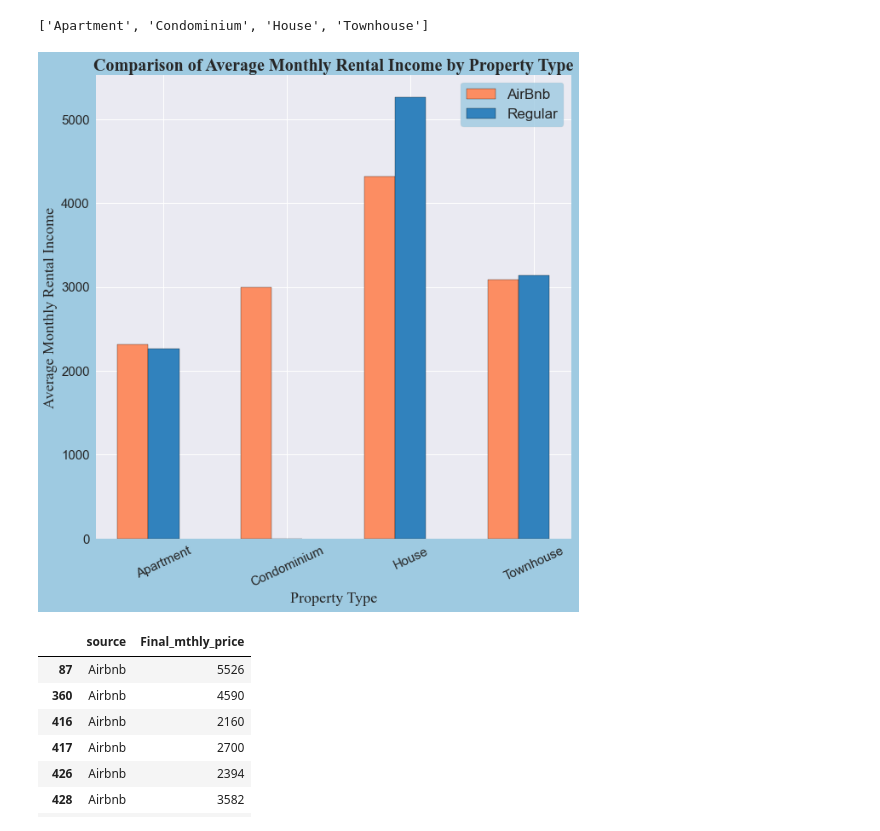
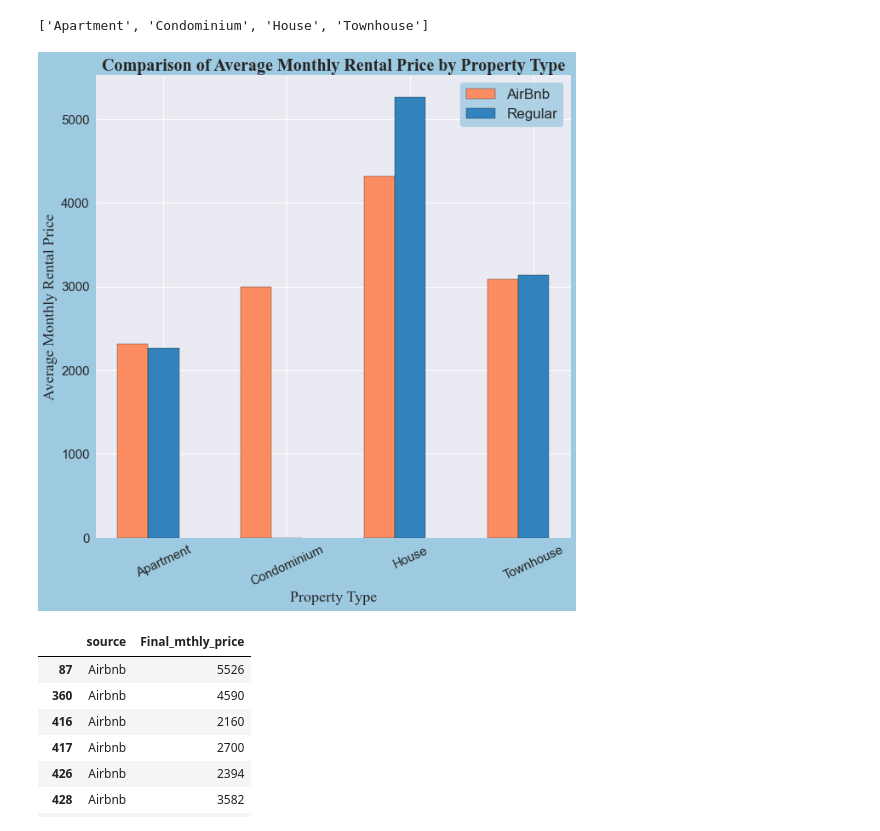
Before and after one commit to rebeccabland3/LA-Real-Estate, a Jupyter notebook: real_estate_matplotlib.ipynb, the cells around one changed output. Drawn from its saved outputs; the diff is of its cells as text; code cells hidden in the pictures.

Commit message:
Update codes to include analysis of outliers & produced new graphs with updated titles

```diff
--- a/real_estate_matplotlib.ipynb
+++ b/real_estate_matplotlib.ipynb
@@ -407,33 +487,33 @@ sorted_ptype
 # %%
 #Set figure & color
 plt.figure(figsize=(10,10), facecolor="#9ecae1")
 
 #Use for plotting
 width_bar = 0.25
 n_ptypes = 4
 index = np.arange(n_ptypes)
 
 #Fixes value error due to Condominium (Regular)=0; added 0 to match the length of AirBnb bar
 Reg_avgprice2 = (2262, 0, 5259, 3134)
 
 #plotting each bars
 plt.bar(index, AirB_avgprice, width_bar, edgecolor='black', label="AirBnb", color='#fc8d62')
 plt.bar(index + width_bar, Reg_avgprice2, width_bar, edgecolor='black', label="Regular", color='#3182bd')
 
 #Adds titles, axis labels, and legend with modifications in font styles and size
-plt.title('Comparison of Average Monthly Rental Income by Property Type', fontsize=20, **tnr_font, weight="bold")
+plt.title('Comparison of Average Monthly Rental Price by Property Type', fontsize=20, **tnr_font, weight="bold")
 plt.xlabel('Property Type', fontsize=18, **tnr_font)
-plt.ylabel('Average Monthly Rental Income', fontsize=18, **tnr_font)
+plt.ylabel('Average Monthly Rental Price', fontsize=18, **tnr_font)
 plt.legend(fontsize=17, frameon=True, facecolor="#9ecae1")
 #plt.tight_layout()
 
 #Set tick location to center
 plt.xticks(index + width_bar, sorted_ptype, rotation=25, fontsize=15)
 plt.yticks(fontsize=15)
 
 # Save image as png
 plt.savefig("images/bar_type.png")
 plt.show()
 # %% [output]
-[figure, old version]
+[figure, new version]
 # %%
```
Also changed, not shown: parts of 28 cells of this notebook, 7 other files.
